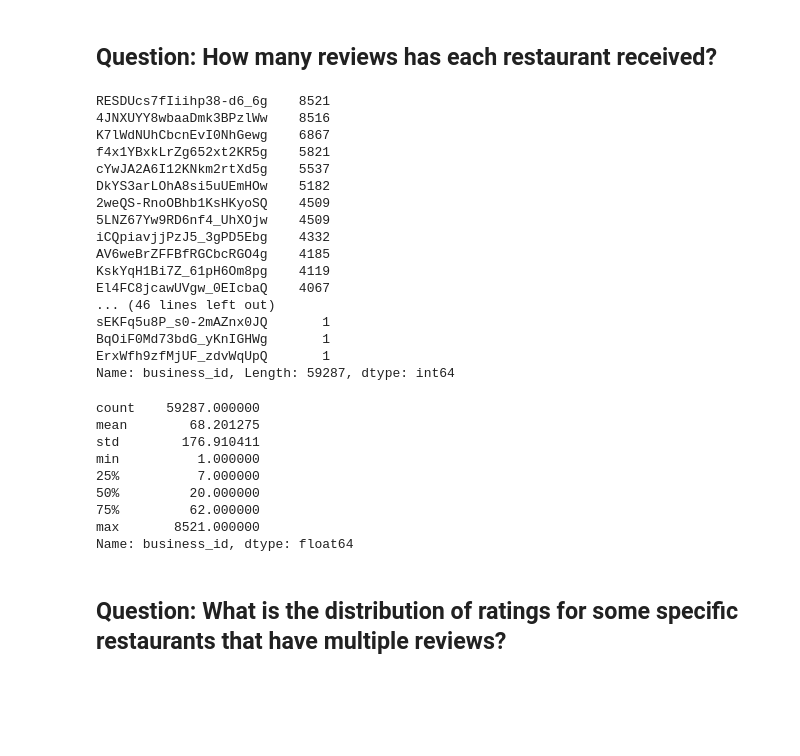
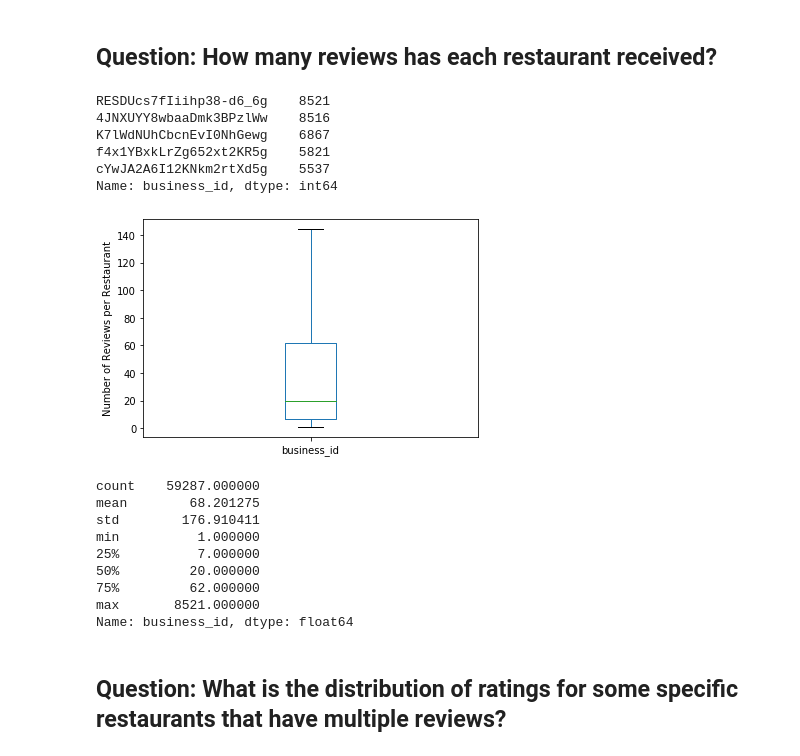
Before and after one commit to walkerpage/springboard, a Jupyter notebook: Capstone_Projects/Capstone_Project_1/Code/Capstone_Project_1_Data_Storytelling.ipynb, the cells around one changed output. Drawn from its saved outputs; the diff is of its cells as text; code cells hidden in the pictures; blank space fills up the shorter version.

```diff
--- a/Capstone_Projects/Capstone_Project_1/Code/Capstone_Project_1_Data_Storytelling.ipynb
+++ b/Capstone_Projects/Capstone_Project_1/Code/Capstone_Project_1_Data_Storytelling.ipynb
@@ -139,38 +147,35 @@ df.describe()
 # %%
 # Count number of reviews per restaurant
 reviews_per_rest = reviews['business_id'].value_counts()
-reviews_per_rest
+reviews_per_rest.head()
 # %% [output]
 RESDUcs7fIiihp38-d6_6g    8521
 4JNXUYY8wbaaDmk3BPzlWw    8516
 K7lWdNUhCbcnEvI0NhGewg    6867
 f4x1YBxkLrZg652xt2KR5g    5821
 cYwJA2A6I12KNkm2rtXd5g    5537
-DkYS3arLOhA8si5uUEmHOw    5182
-2weQS-RnoOBhb1KsHKyoSQ    4509
-5LNZ67Yw9RD6nf4_UhXOjw    4509
-iCQpiavjjPzJ5_3gPD5Ebg    4332
-AV6weBrZFFBfRGCbcRGO4g    4185
-KskYqH1Bi7Z_61pH6Om8pg    4119
-El4FC8jcawUVgw_0EIcbaQ    4067
-... (46 lines left out)
-sEKFq5u8P_s0-2mAZnx0JQ       1
-BqOiF0Md73bdG_yKnIGHWg       1
-ErxWfh9zfMjUF_zdvWqUpQ       1
-Name: business_id, Length: 59287, dtype: int64
+Name: business_id, dtype: int64
-# %%
-# Compute descriptive statistics for number of reviews per restaurant
-reviews_per_rest.describe()
-# %% [output]
-count    59287.000000
-mean        68.201275
-std        176.910411
-min          1.000000
-25%          7.000000
-50%         20.000000
-75%         62.000000
-max       8521.000000
-Name: business_id, dtype: float64
+# %%
+# Construct plot indicating descriptive stats for number of reviews
+# See chart below for full description
+_ = reviews_per_rest.plot.box(showfliers=False)
+_ = plt.ylabel('Number of Reviews per Restaurant')
+
+plt.show()
+
+# Compute descriptive statistics for number of reviews per restaurant
+reviews_per_rest.describe()
+# %% [output]
+[figure, added]
+count    59287.000000
+mean        68.201275
+std        176.910411
+min          1.000000
+25%          7.000000
+50%         20.000000
+75%         62.000000
+max       8521.000000
+Name: business_id, dtype: float64
 # %% [markdown]
 ## Question: What is the distribution of ratings for some specific restaurants that have multiple reviews? ##
 # %%
```
Also changed, not shown: parts of 20 cells of this notebook.
